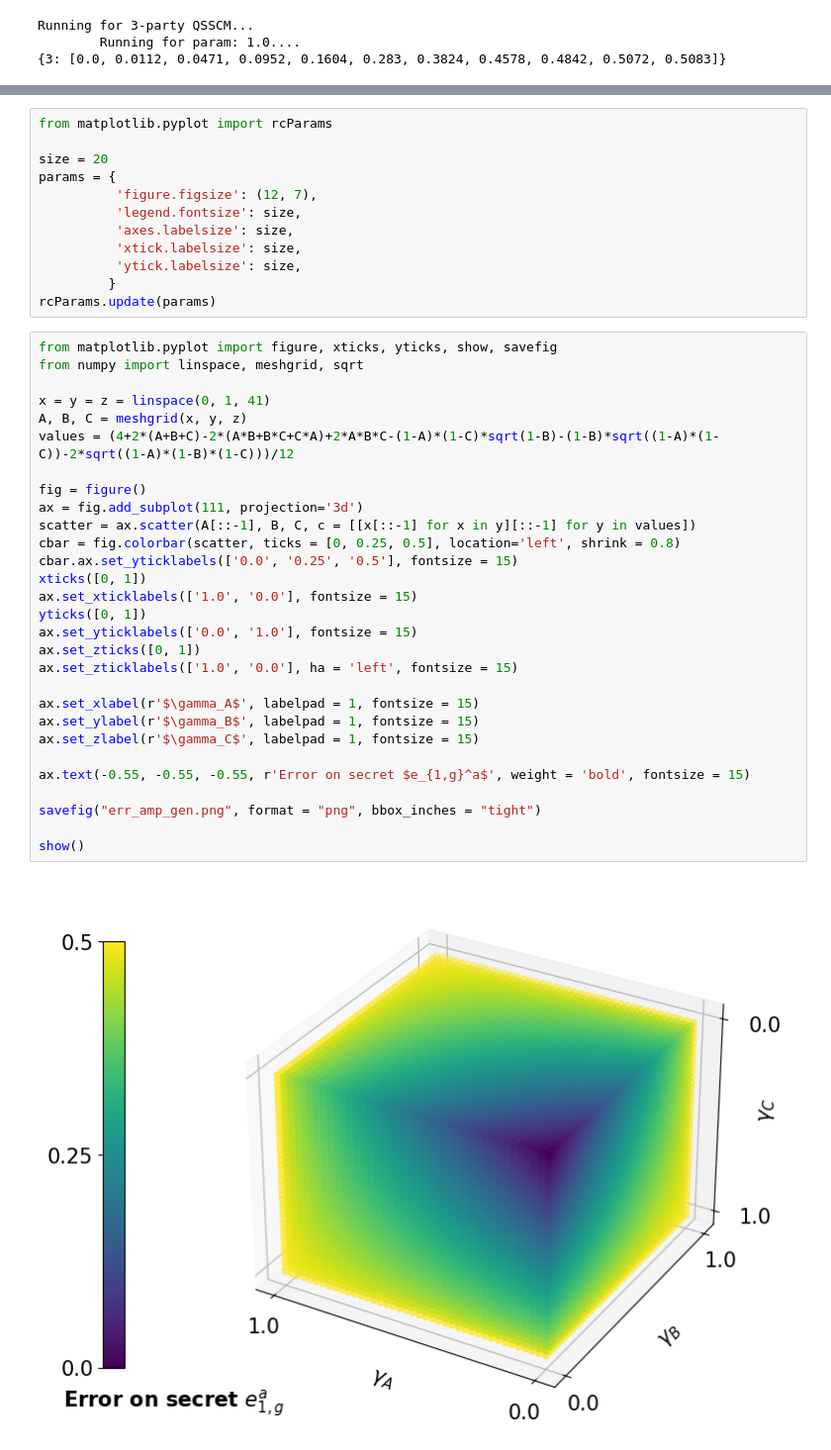
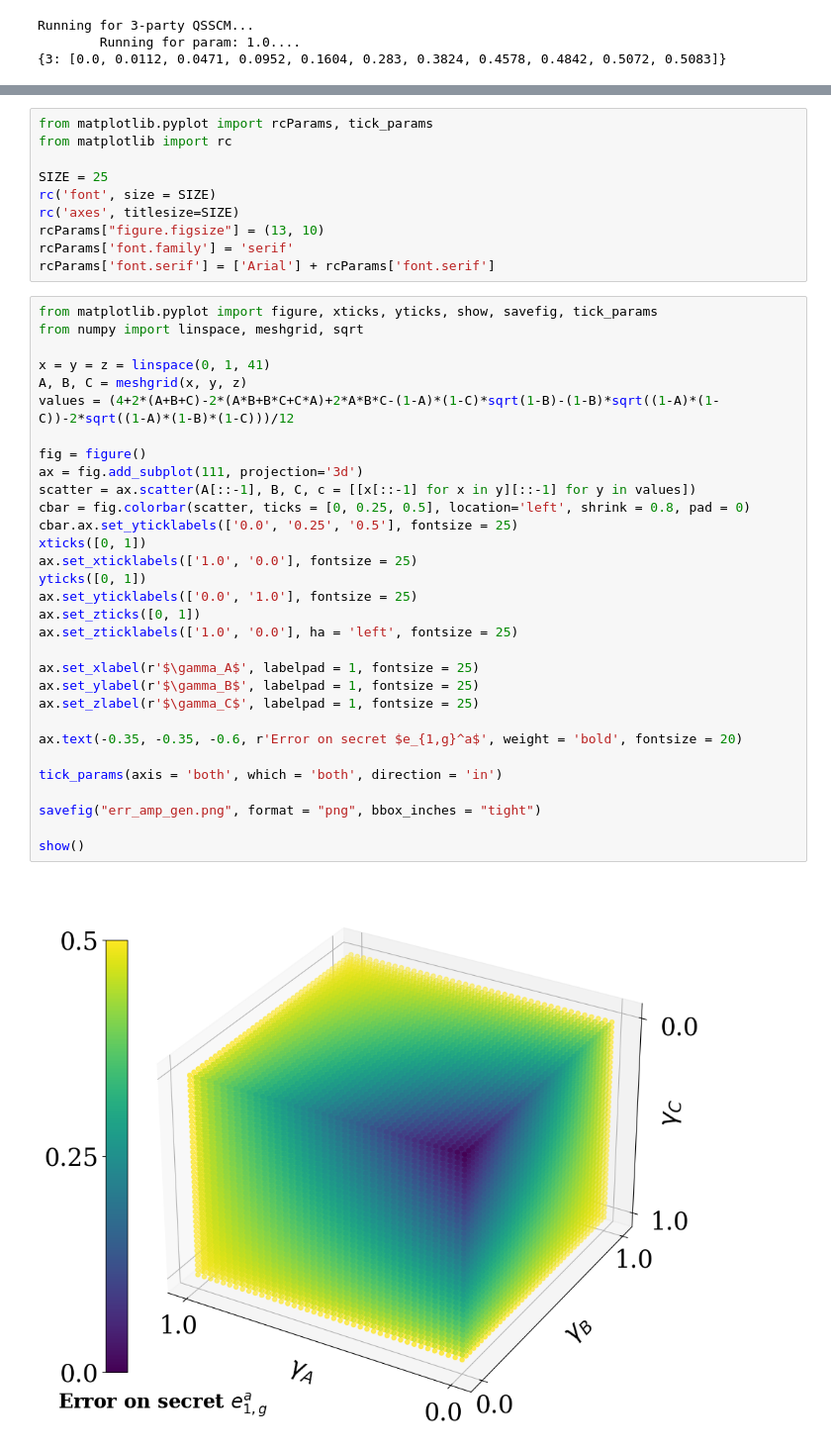
Before and after one commit to sp-k/NoisyQSS, a Jupyter notebook: Untitled.ipynb, the cells around one changed output, grey strips where cells are left out. Shown at 99% size. Cells and saved outputs as stored; diff of their text form.

```diff
--- a/Untitled.ipynb
+++ b/Untitled.ipynb
@@ -1281,43 +1299,43 @@ show()
 # %%
-from matplotlib.pyplot import rcParams
+from matplotlib.pyplot import rcParams, tick_params
+from matplotlib import rc
 
-size = 20
-params = {
-          'figure.figsize': (12, 7),
-          'legend.fontsize': size,
-          'axes.labelsize': size,
-          'xtick.labelsize': size,
-          'ytick.labelsize': size,
-         }
-rcParams.update(params)
+SIZE = 25
+rc('font', size = SIZE)
+rc('axes', titlesize=SIZE)
+rcParams["figure.figsize"] = (13, 10)
+rcParams['font.family'] = 'serif'
+rcParams['font.serif'] = ['Arial'] + rcParams['font.serif']
 # %%
-from matplotlib.pyplot import figure, xticks, yticks, show, savefig
+from matplotlib.pyplot import figure, xticks, yticks, show, savefig, tick_params
 from numpy import linspace, meshgrid, sqrt
 
 x = y = z = linspace(0, 1, 41)
 A, B, C = meshgrid(x, y, z)
 values = (4+2*(A+B+C)-2*(A*B+B*C+C*A)+2*A*B*C-(1-A)*(1-C)*sqrt(1-B)-(1-B)*sqrt((1-A)*(1-C))-2*sqrt((1-A)*(1-B)*(1-C)))/12
 
 fig = figure()
 ax = fig.add_subplot(111, projection='3d')
 scatter = ax.scatter(A[::-1], B, C, c = [[x[::-1] for x in y][::-1] for y in values])
-cbar = fig.colorbar(scatter, ticks = [0, 0.25, 0.5], location='left', shrink = 0.8)
-cbar.ax.set_yticklabels(['0.0', '0.25', '0.5'], fontsize = 15)
+cbar = fig.colorbar(scatter, ticks = [0, 0.25, 0.5], location='left', shrink = 0.8, pad = 0)
+cbar.ax.set_yticklabels(['0.0', '0.25', '0.5'], fontsize = 25)
 xticks([0, 1])
-ax.set_xticklabels(['1.0', '0.0'], fontsize = 15)
+ax.set_xticklabels(['1.0', '0.0'], fontsize = 25)
 yticks([0, 1])
-ax.set_yticklabels(['0.0', '1.0'], fontsize = 15)
+ax.set_yticklabels(['0.0', '1.0'], fontsize = 25)
 ax.set_zticks([0, 1])
-ax.set_zticklabels(['1.0', '0.0'], ha = 'left', fontsize = 15)
+ax.set_zticklabels(['1.0', '0.0'], ha = 'left', fontsize = 25)
 
-ax.set_xlabel(r'$\gamma_A$', labelpad = 1, fontsize = 15)
-ax.set_ylabel(r'$\gamma_B$', labelpad = 1, fontsize = 15)
-ax.set_zlabel(r'$\gamma_C$', labelpad = 1, fontsize = 15)
+ax.set_xlabel(r'$\gamma_A$', labelpad = 1, fontsize = 25)
+ax.set_ylabel(r'$\gamma_B$', labelpad = 1, fontsize = 25)
+ax.set_zlabel(r'$\gamma_C$', labelpad = 1, fontsize = 25)
 
-ax.text(-0.55, -0.55, -0.55, r'Error on secret $e_{1,g}^a$', weight = 'bold', fontsize = 15)
+ax.text(-0.35, -0.35, -0.6, r'Error on secret $e_{1,g}^a$', weight = 'bold', fontsize = 20)
+
+tick_params(axis = 'both', which = 'both', direction = 'in')
 
 savefig("err_amp_gen.png", format = "png", bbox_inches = "tight")
 
 show()
 # %% [output]
-[figure, old version]
+[figure, new version]
```
Also changed, not shown: parts of 8 cells of this notebook, 6 other files.
